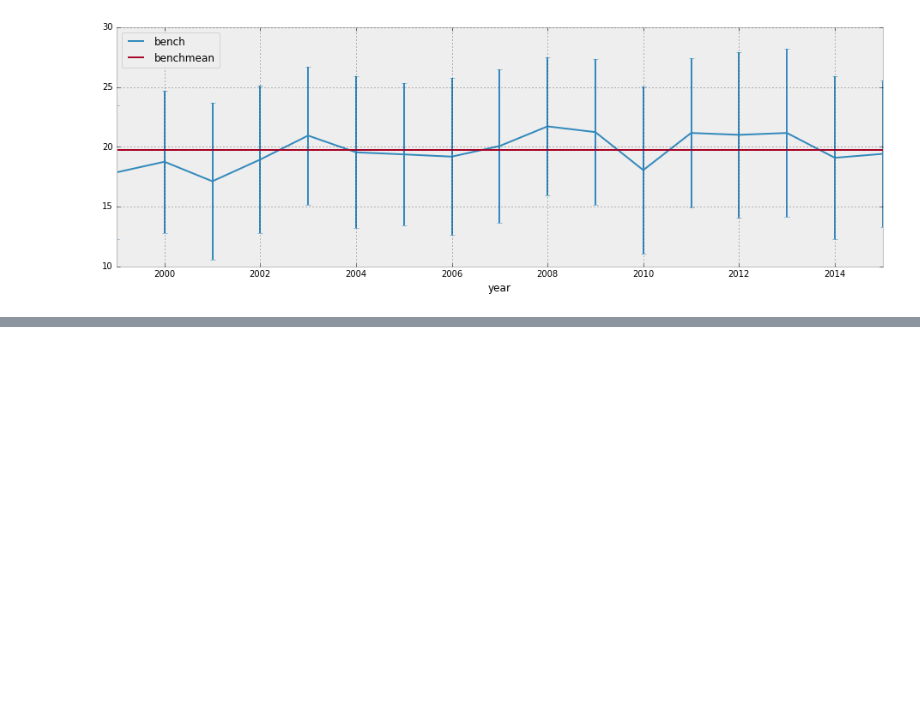
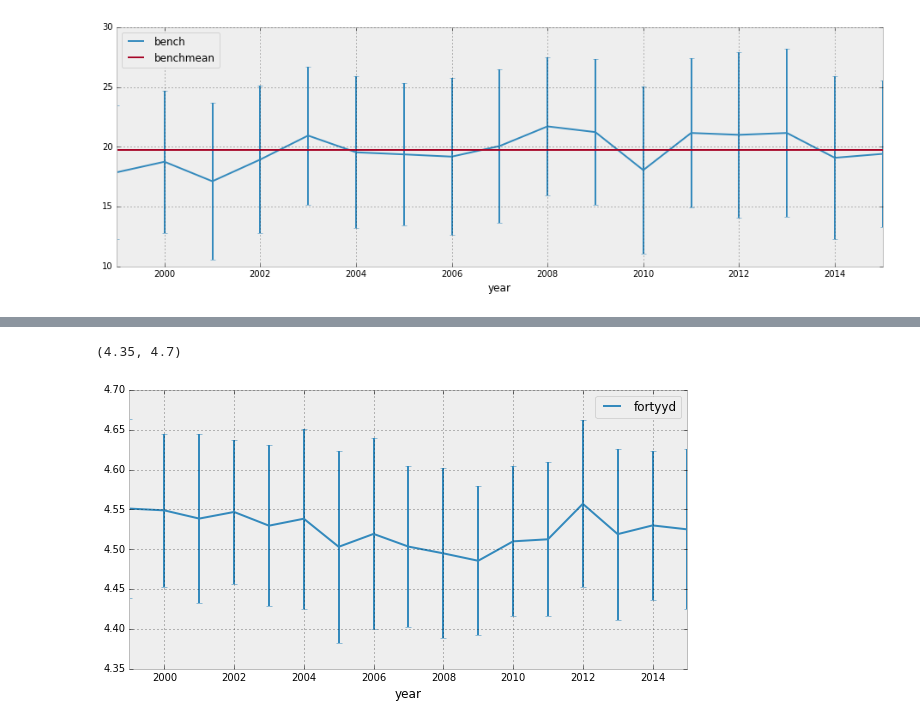
Before and after one commit to seanlugosi/pandas-play, a Jupyter notebook: NFLCombine9915.ipynb, the cells around one changed output, grey strips where cells are left out. Cells and saved outputs as stored; diff of their text form; code cells hidden in the pictures; blank space fills up the shorter version.

```diff
--- a/NFLCombine9915.ipynb
+++ b/NFLCombine9915.ipynb
@@ -189,0 +246,15 @@ benchreplacesorted[['bench','benchmean']].plot.line(figsize=(16,5),yerr=benchrep
+# %%
+#Hmm. The trend of skill guys seems to have been pretty steady. I mean, people can only turn so fast. Disappointing not to see something more revealing.
+#The big improvement in 2011 seems to coincide with the same upward trend for RB bench press.
+#I'd be interested in seeing who of that Draft class (who set these high scores) are still hanging around the NFL. Mental note for later. Right now, I wanna keep digging at this speed/agility stuff. Let's check the 40 times.
+no_40 = df['fortyyd'] != 0
+skill_only_40=df[(is_wr|is_cb|is_ss|is_fs) & no_40]
+skill40 = skill_only_40.groupby('year').mean()
+skill40std = skill_only_40.groupby('year').std()
+
+
+skill40[['fortyyd']].plot.line(figsize=(10,5), yerr = skill40std)
+p.ylim([4.35,4.7]) #we don't want the default Axis range because the changes over time are so miniscule
+# %% [output]
+(4.35, 4.7)
+[figure, added]
```
Also changed, not shown: parts of 7 cells of this notebook.
